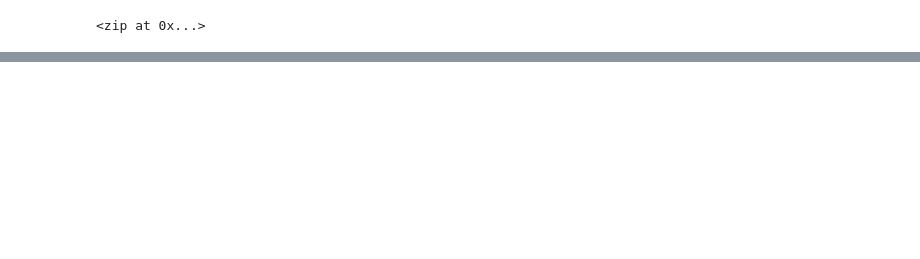
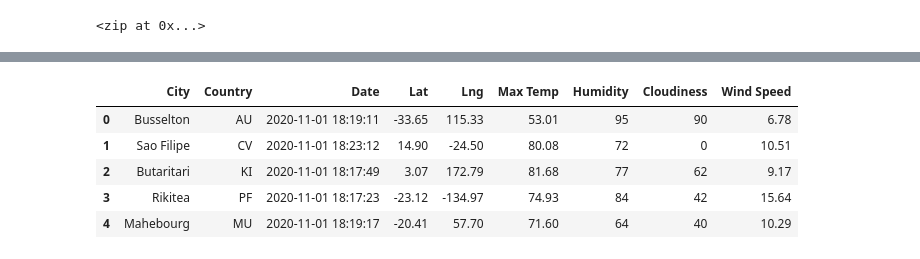
Before and after one commit to MiguelDi/World_Weather_Analysis, a Jupyter notebook: WeatherPy.ipynb, the cells around one changed output, grey strips where cells are left out. Saved outputs shown, nothing was run; the diff lists cells and outputs as text; code cells hidden in the pictures; blank space fills up the shorter version.

```diff
--- a/WeatherPy.ipynb
+++ b/WeatherPy.ipynb
@@ -32,0 +159,12 @@ len(cities)
+# %%
+#Change the order of the columns
+new_column_order = ["City", "Country", "Date", "Lat", "Lng", "Max Temp", "Humidity", "Cloudiness", "Wind Speed"]
+city_data_df = city_data_df[new_column_order]
+city_data_df.head()
+# %% [output]
+|  | City | Country | Date | Lat | Lng | Max Temp | Humidity | Cloudiness | Wind Speed |
+| 0 | Busselton | AU | 2020-11-01 18:19:11 | -33.65 | 115.33 | 53.01 | 95 | 90 | 6.78 |
+| 1 | Sao Filipe | CV | 2020-11-01 18:23:12 | 14.90 | -24.50 | 80.08 | 72 | 0 | 10.51 |
+| 2 | Butaritari | KI | 2020-11-01 18:17:49 | 3.07 | 172.79 | 81.68 | 77 | 62 | 9.17 |
+| 3 | Rikitea | PF | 2020-11-01 18:17:23 | -23.12 | -134.97 | 74.93 | 84 | 42 | 15.64 |
+| 4 | Mahebourg | MU | 2020-11-01 18:19:17 | -20.41 | 57.70 | 71.60 | 64 | 40 | 10.29 |
```
Also changed, not shown: parts of 9 cells of this notebook, 1 other file.
